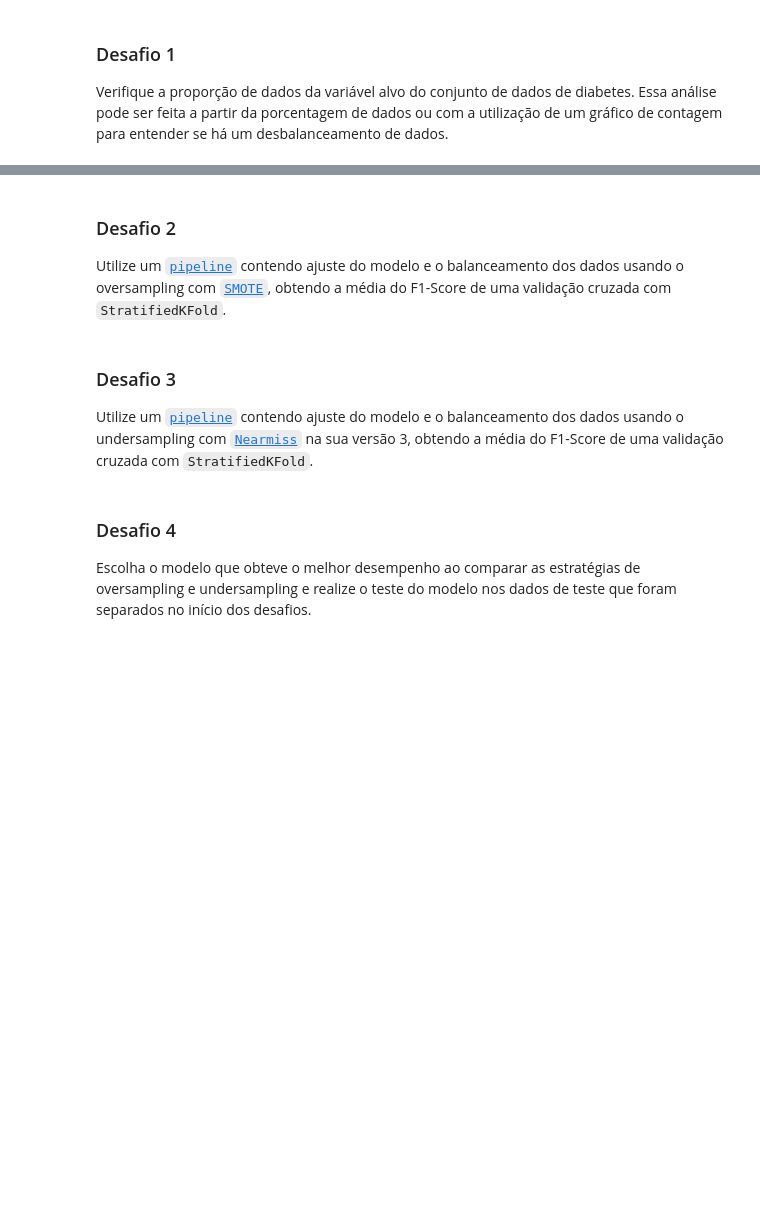
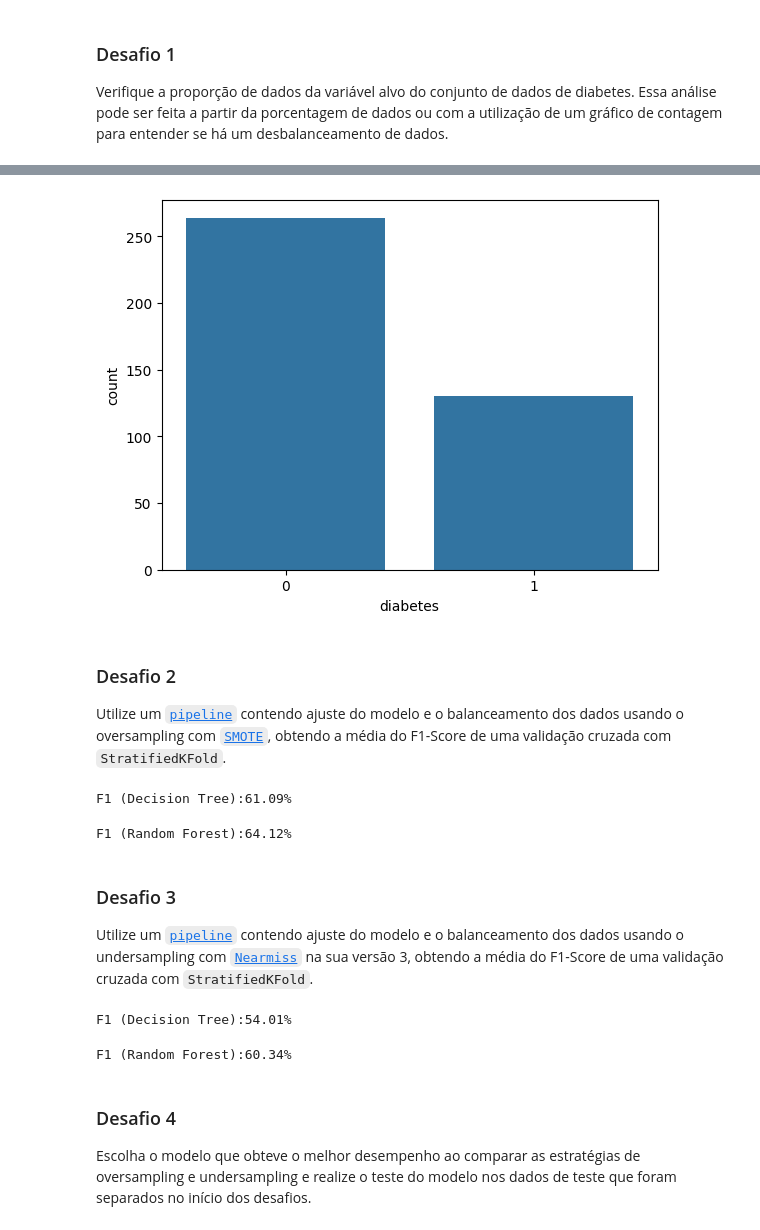
Before and after one commit to moises-rb/DS_ONE, a Jupyter notebook: Estatistica_MachineLearning/6 - Classificacao_Validacao_Modelos_Metricas_Avaliacao/Desafio.ipynb, the cells around one changed output, grey strips where cells are left out. Drawn from its saved outputs; the diff is of its cells as text; code cells hidden in the pictures; blank space fills up the shorter version.

```diff
--- a/Estatistica_MachineLearning/6 - Classificacao_Validacao_Modelos_Metricas_Avaliacao/Desafio.ipynb
+++ b/Estatistica_MachineLearning/6 - Classificacao_Validacao_Modelos_Metricas_Avaliacao/Desafio.ipynb
@@ -270,3 +280,9 @@ Verifique a proporção de dados da variável alvo do conjunto de dados de diabe
+# %%
+import seaborn as sns
+
+sns.countplot(dados, x = 'diabetes');
+# %% [output]
+[figure, added]
 # %% [markdown]
 ### Desafio 2
 
@@ -274,3 +293,19 @@ Utilize um [`pipeline`](https://imbalanced-learn.org/stable/references/generated
+# %%
+arvore = DecisionTreeClassifier(max_depth = 3)
+pipeline = imbpipeline([('oversample', SMOTE()), ('arvore', arvore)])
+skf = StratifiedKFold(n_splits = 10, shuffle = True, random_state = 5)
+resultado_arvore = cross_val_score(pipeline, x, y, cv = skf, scoring = 'f1')
+print(f'F1 (Decision Tree):{resultado_arvore.mean()*100:.2f}%')
+# %% [output]
+F1 (Decision Tree):61.09%
+# %%
+random_forest = RandomForestClassifier(max_depth = 2)
+pipeline = imbpipeline([('oversample', SMOTE()), ('random_forest', random_forest)])
+skf = StratifiedKFold(n_splits = 10, shuffle = True, random_state = 5)
+resultado_rf = cross_val_score(pipeline, x, y, cv = skf, scoring = 'f1')
+print(f'F1 (Random Forest):{resultado_rf.mean()*100:.2f}%')
+# %% [output]
+F1 (Random Forest):64.12%
 # %% [markdown]
 ### Desafio 3
 
@@ -278,3 +316,19 @@ Utilize um [`pipeline`](https://imbalanced-learn.org/stable/references/generated
+# %%
+arvore = DecisionTreeClassifier(max_depth = 3)
+pipeline = imbpipeline([('undersample', NearMiss(version = 3)), ('arvore', arvore)])
+skf = StratifiedKFold(n_splits = 10, shuffle = True, random_state = 5)
+resultado_arvore = cross_val_score(pipeline, x, y, cv = skf, scoring = 'f1')
+print(f'F1 (Decision Tree):{resultado_arvore.mean()*100:.2f}%')
+# %% [output]
+F1 (Decision Tree):54.01%
+# %%
+random_forest = RandomForestClassifier(max_depth = 2)
+pipeline = imbpipeline([('undersample', NearMiss(version = 3)), ('random_forest', random_forest)])
+skf = StratifiedKFold(n_splits = 10, shuffle = True, random_state = 5)
+resultado_rf = cross_val_score(pipeline, x, y, cv = skf, scoring = 'f1')
+print(f'F1 (Random Forest):{resultado_rf.mean()*100:.2f}%')
+# %% [output]
+F1 (Random Forest):60.34%
 # %% [markdown]
 ### Desafio 4
 
```
Also changed, not shown: parts of 16 cells of this notebook.
